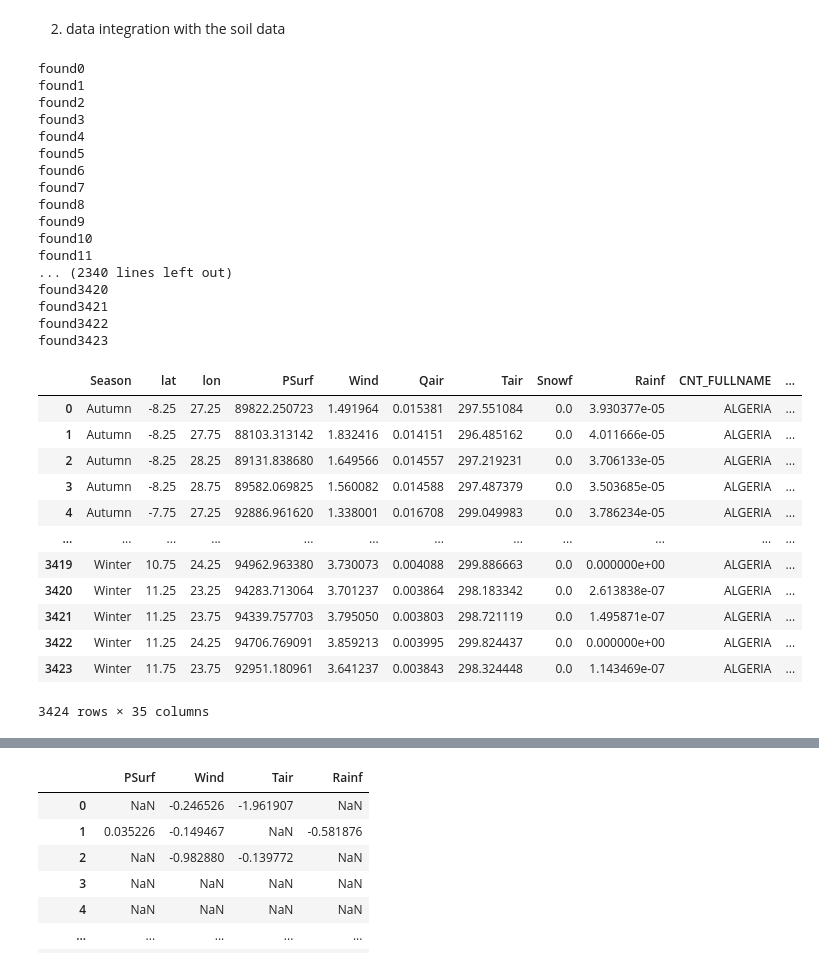
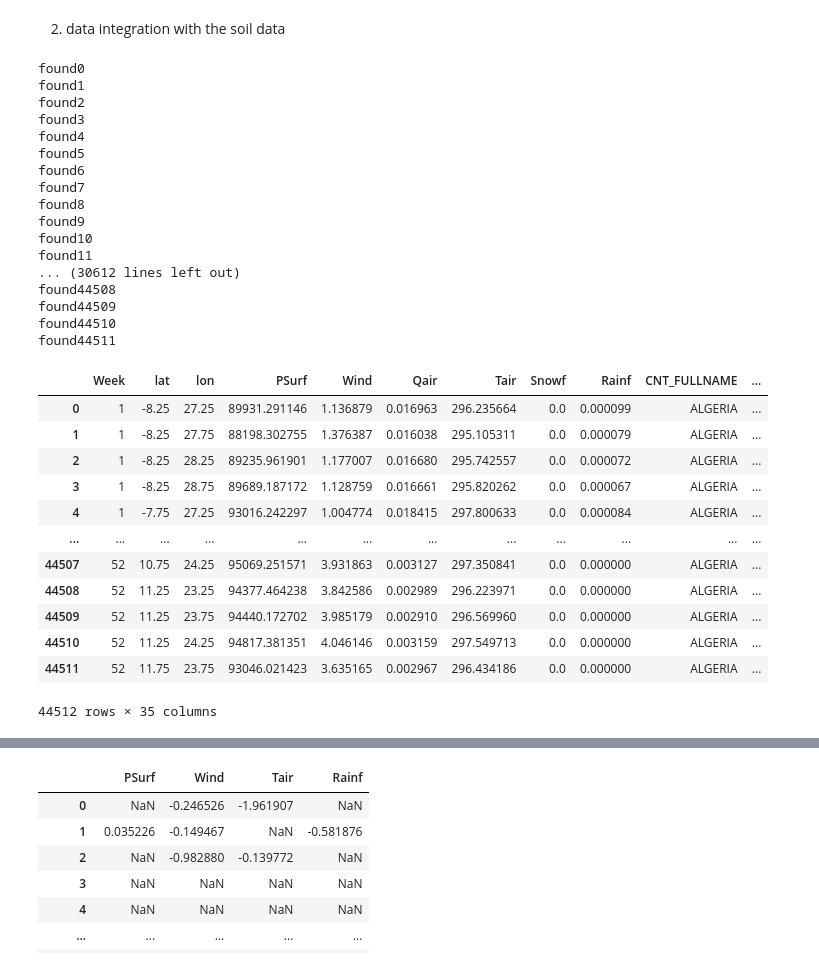
Before and after one commit to grosvenor01/Soil-DATA-manip, a Jupyter notebook: main.ipynb, the cells around one changed output, grey strips where cells are left out. Saved outputs shown, nothing was run; the diff lists cells and outputs as text; code cells hidden in the pictures.

Commit message:
integration added

```diff
--- a/main.ipynb
+++ b/main.ipynb
@@ -973 +975,20 @@ df_result
+# %%
+from datetime import datetime
+def get_week(date):
+    week = datetime.strptime(date , '%Y-%m-%d %H:%M:%S')
+    week_num = week.isocalendar()[1]
+    return week_num
+
+def data_reduction_week(df):
+    df_copy = df.copy()
+    df_copy['Week'] = df_copy['time'].apply(get_week)
+    df_copy = df_copy.drop(columns=['time'])
+    aggregation_dict ={}
+    for i in df_copy.columns :
+        if i !="Season" and i!="lat" and i!="lon" and i!= "Week" :
+            aggregation_dict[i]="mean"
+    df_copy = df_copy.groupby(['Week', 'lat', 'lon']).agg(aggregation_dict).reset_index()
+    return df_copy
+
+df_week = data_reduction_week(df_climat_sample)
 # %%
@@ -998,50 +1019,50 @@ def data_integration(df1, df2):
         if col != "geometry":
             df1[col]= None
     for i in range(len(df1)):
         point = Point(df1.iloc[i]["lat"], df1.iloc[i]["lon"])
         for j in range(len(df2)):
             try:
                 polygon = wkt.loads(df2.iloc[j]["geometry"])
                 if polygon.contains(point):
                     print(f"found{i}")
                     for cols in df2.columns :
                         df1.loc[i , cols] = df2.iloc[j][cols]
                     break
             except Exception as e:
                 pass
     return df1
 
-df_result = data_integration(df_result , df_soil)
+df_result = data_integration(df_week , df_soil)
 df_result
 # %% [output]
 found0
 found1
 found2
 found3
 found4
 found5
 found6
 found7
 found8
 found9
 found10
 found11
-... (2340 lines left out)
-found3420
-found3421
-found3422
-found3423
+... (30612 lines left out)
+found44508
+found44509
+found44510
+found44511
-|  | Season | lat | lon | PSurf | Wind | Qair | Tair | Snowf | Rainf | CNT_FULLNAME | ... |
-| 0 | Autumn | -8.25 | 27.25 | 89822.250723 | 1.491964 | 0.015381 | 297.551084 | 0.0 | 3.930377e-05 | ALGERIA | ... |
-| 1 | Autumn | -8.25 | 27.75 | 88103.313142 | 1.832416 | 0.014151 | 296.485162 | 0.0 | 4.011666e-05 | ALGERIA | ... |
-| 2 | Autumn | -8.25 | 28.25 | 89131.838680 | 1.649566 | 0.014557 | 297.219231 | 0.0 | 3.706133e-05 | ALGERIA | ... |
-| 3 | Autumn | -8.25 | 28.75 | 89582.069825 | 1.560082 | 0.014588 | 297.487379 | 0.0 | 3.503685e-05 | ALGERIA | ... |
-| 4 | Autumn | -7.75 | 27.25 | 92886.961620 | 1.338001 | 0.016708 | 299.049983 | 0.0 | 3.786234e-05 | ALGERIA | ... |
+|  | Week | lat | lon | PSurf | Wind | Qair | Tair | Snowf | Rainf | CNT_FULLNAME | ... |
+| 0 | 1 | -8.25 | 27.25 | 89931.291146 | 1.136879 | 0.016963 | 296.235664 | 0.0 | 0.000099 | ALGERIA | ... |
+| 1 | 1 | -8.25 | 27.75 | 88198.302755 | 1.376387 | 0.016038 | 295.105311 | 0.0 | 0.000079 | ALGERIA | ... |
+| 2 | 1 | -8.25 | 28.25 | 89235.961901 | 1.177007 | 0.016680 | 295.742557 | 0.0 | 0.000072 | ALGERIA | ... |
+| 3 | 1 | -8.25 | 28.75 | 89689.187172 | 1.128759 | 0.016661 | 295.820262 | 0.0 | 0.000067 | ALGERIA | ... |
+| 4 | 1 | -7.75 | 27.25 | 93016.242297 | 1.004774 | 0.018415 | 297.800633 | 0.0 | 0.000084 | ALGERIA | ... |
 | ... | ... | ... | ... | ... | ... | ... | ... | ... | ... | ... | ... |
-| 3419 | Winter | 10.75 | 24.25 | 94962.963380 | 3.730073 | 0.004088 | 299.886663 | 0.0 | 0.000000e+00 | ALGERIA | ... |
-| 3420 | Winter | 11.25 | 23.25 | 94283.713064 | 3.701237 | 0.003864 | 298.183342 | 0.0 | 2.613838e-07 | ALGERIA | ... |
-| 3421 | Winter | 11.25 | 23.75 | 94339.757703 | 3.795050 | 0.003803 | 298.721119 | 0.0 | 1.495871e-07 | ALGERIA | ... |
-| 3422 | Winter | 11.25 | 24.25 | 94706.769091 | 3.859213 | 0.003995 | 299.824437 | 0.0 | 0.000000e+00 | ALGERIA | ... |
-| 3423 | Winter | 11.75 | 23.75 | 92951.180961 | 3.641237 | 0.003843 | 298.324448 | 0.0 | 1.143469e-07 | ALGERIA | ... |
+| 44507 | 52 | 10.75 | 24.25 | 95069.251571 | 3.931863 | 0.003127 | 297.350841 | 0.0 | 0.000000 | ALGERIA | ... |
+| 44508 | 52 | 11.25 | 23.25 | 94377.464238 | 3.842586 | 0.002989 | 296.223971 | 0.0 | 0.000000 | ALGERIA | ... |
+| 44509 | 52 | 11.25 | 23.75 | 94440.172702 | 3.985179 | 0.002910 | 296.569960 | 0.0 | 0.000000 | ALGERIA | ... |
+| 44510 | 52 | 11.25 | 24.25 | 94817.381351 | 4.046146 | 0.003159 | 297.549713 | 0.0 | 0.000000 | ALGERIA | ... |
+| 44511 | 52 | 11.75 | 23.75 | 93046.021423 | 3.635165 | 0.002967 | 296.434186 | 0.0 | 0.000000 | ALGERIA | ... |
-3424 rows × 35 columns
+44512 rows × 35 columns
 # %%
```
Also changed, not shown: parts of 5 cells of this notebook, 3 other files.
